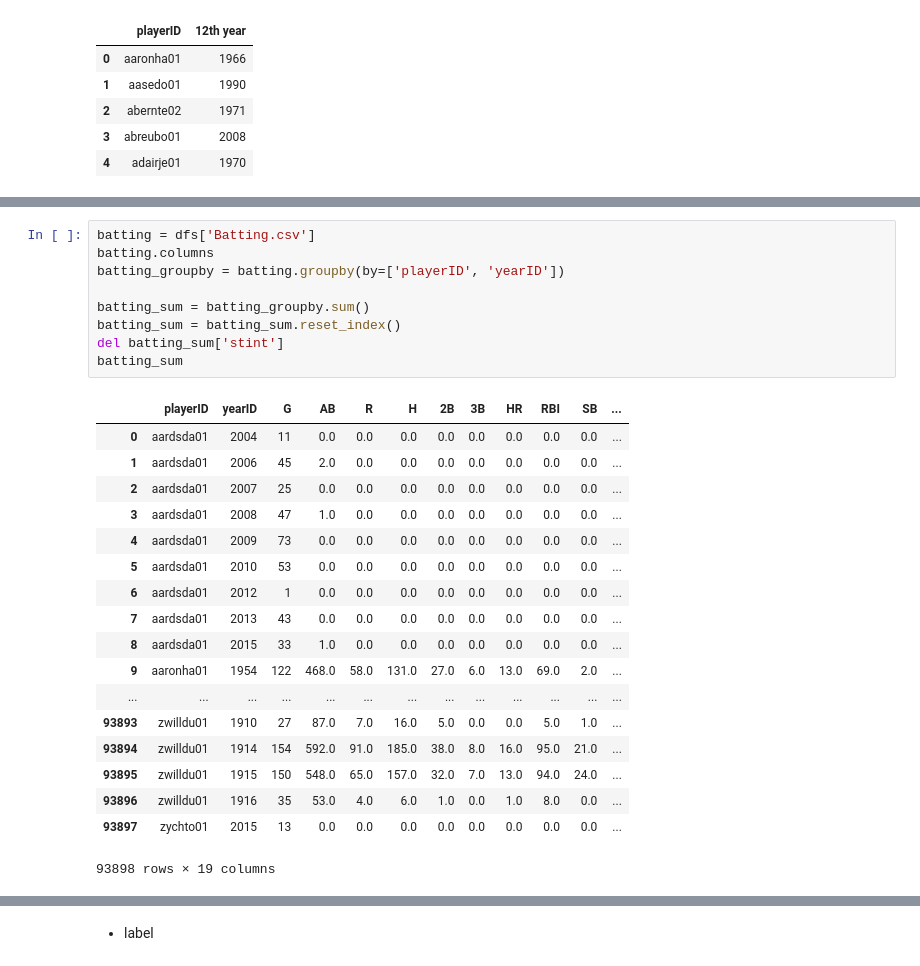
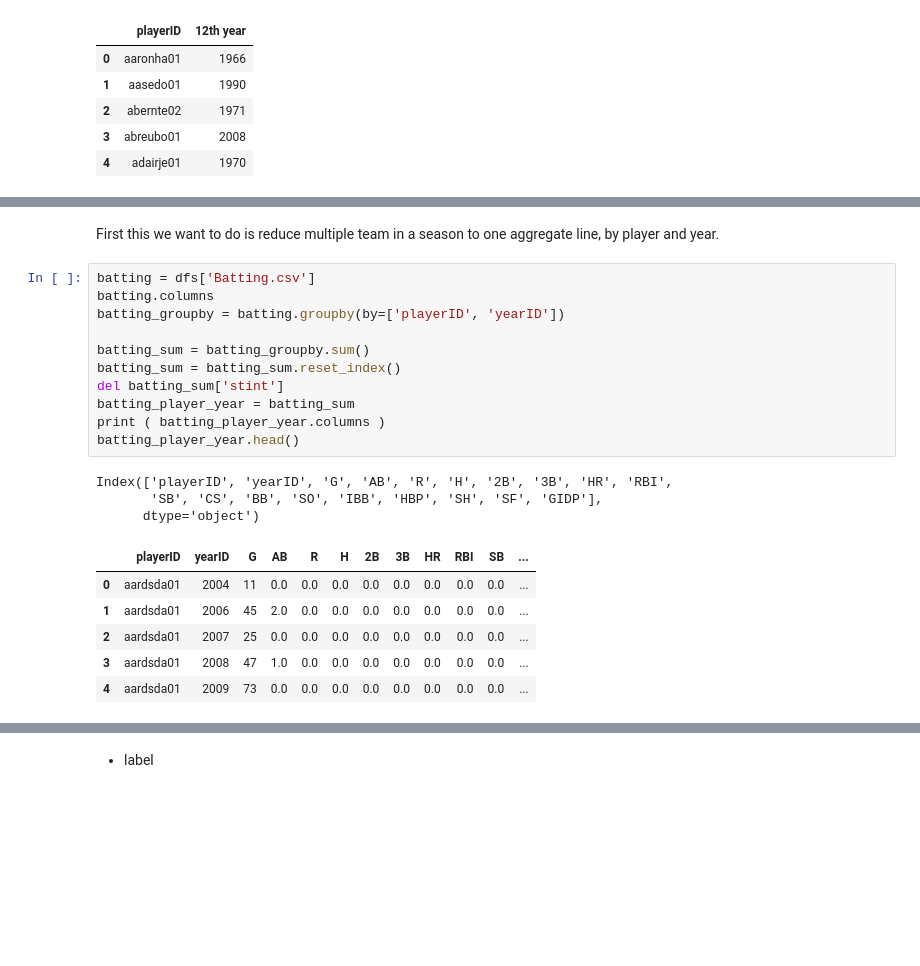
Before and after one commit to kenEldridge/baseball, a Jupyter notebook: baseball.ipynb, the cells around one changed output, grey strips where cells are left out. Cells and saved outputs as stored; diff of their text form; blank space fills up the shorter version.

Commit message:
batting stats computed

```diff
--- a/baseball.ipynb
+++ b/baseball.ipynb
@@ -454,28 +457,23 @@ $$𝑂𝐵𝑆 = 𝑂𝐵𝑃 + 𝑆𝑃$$
+# %% [markdown]
+First this we want to do is reduce multiple team in a season to one aggregate line, by player and year.
 # %%
 batting = dfs['Batting.csv']
 batting.columns
 batting_groupby = batting.groupby(by=['playerID', 'yearID'])
 
 batting_sum = batting_groupby.sum()
 batting_sum = batting_sum.reset_index()
 del batting_sum['stint']
-batting_sum
+batting_player_year = batting_sum
+print ( batting_player_year.columns )
+batting_player_year.head()
 # %% [output]
+Index(['playerID', 'yearID', 'G', 'AB', 'R', 'H', '2B', '3B', 'HR', 'RBI',
+       'SB', 'CS', 'BB', 'SO', 'IBB', 'HBP', 'SH', 'SF', 'GIDP'],
+      dtype='object')
 |  | playerID | yearID | G | AB | R | H | 2B | 3B | HR | RBI | SB | ... |
 | 0 | aardsda01 | 2004 | 11 | 0.0 | 0.0 | 0.0 | 0.0 | 0.0 | 0.0 | 0.0 | 0.0 | ... |
 | 1 | aardsda01 | 2006 | 45 | 2.0 | 0.0 | 0.0 | 0.0 | 0.0 | 0.0 | 0.0 | 0.0 | ... |
 | 2 | aardsda01 | 2007 | 25 | 0.0 | 0.0 | 0.0 | 0.0 | 0.0 | 0.0 | 0.0 | 0.0 | ... |
 | 3 | aardsda01 | 2008 | 47 | 1.0 | 0.0 | 0.0 | 0.0 | 0.0 | 0.0 | 0.0 | 0.0 | ... |
 | 4 | aardsda01 | 2009 | 73 | 0.0 | 0.0 | 0.0 | 0.0 | 0.0 | 0.0 | 0.0 | 0.0 | ... |
-| 5 | aardsda01 | 2010 | 53 | 0.0 | 0.0 | 0.0 | 0.0 | 0.0 | 0.0 | 0.0 | 0.0 | ... |
-| 6 | aardsda01 | 2012 | 1 | 0.0 | 0.0 | 0.0 | 0.0 | 0.0 | 0.0 | 0.0 | 0.0 | ... |
-| 7 | aardsda01 | 2013 | 43 | 0.0 | 0.0 | 0.0 | 0.0 | 0.0 | 0.0 | 0.0 | 0.0 | ... |
-| 8 | aardsda01 | 2015 | 33 | 1.0 | 0.0 | 0.0 | 0.0 | 0.0 | 0.0 | 0.0 | 0.0 | ... |
-| 9 | aaronha01 | 1954 | 122 | 468.0 | 58.0 | 131.0 | 27.0 | 6.0 | 13.0 | 69.0 | 2.0 | ... |
-| ... | ... | ... | ... | ... | ... | ... | ... | ... | ... | ... | ... | ... |
-| 93893 | zwilldu01 | 1910 | 27 | 87.0 | 7.0 | 16.0 | 5.0 | 0.0 | 0.0 | 5.0 | 1.0 | ... |
-| 93894 | zwilldu01 | 1914 | 154 | 592.0 | 91.0 | 185.0 | 38.0 | 8.0 | 16.0 | 95.0 | 21.0 | ... |
-| 93895 | zwilldu01 | 1915 | 150 | 548.0 | 65.0 | 157.0 | 32.0 | 7.0 | 13.0 | 94.0 | 24.0 | ... |
-| 93896 | zwilldu01 | 1916 | 35 | 53.0 | 4.0 | 6.0 | 1.0 | 0.0 | 1.0 | 8.0 | 0.0 | ... |
-| 93897 | zychto01 | 2015 | 13 | 0.0 | 0.0 | 0.0 | 0.0 | 0.0 | 0.0 | 0.0 | 0.0 | ... |
-93898 rows × 19 columns
```
Also changed, not shown: parts of 3 cells of this notebook.
